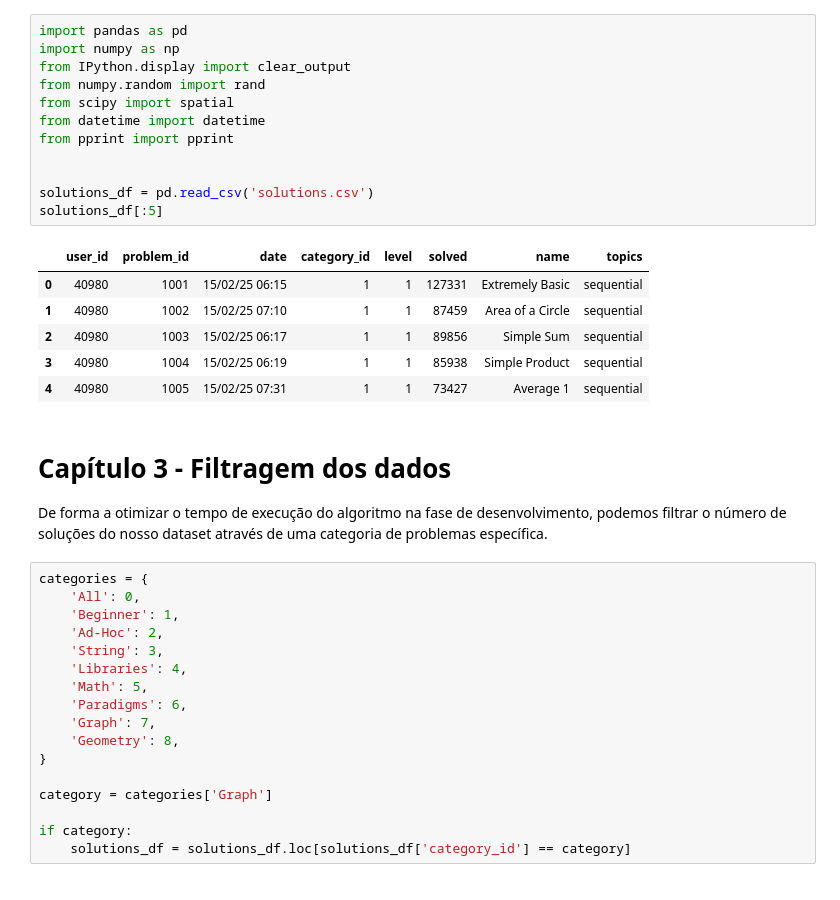
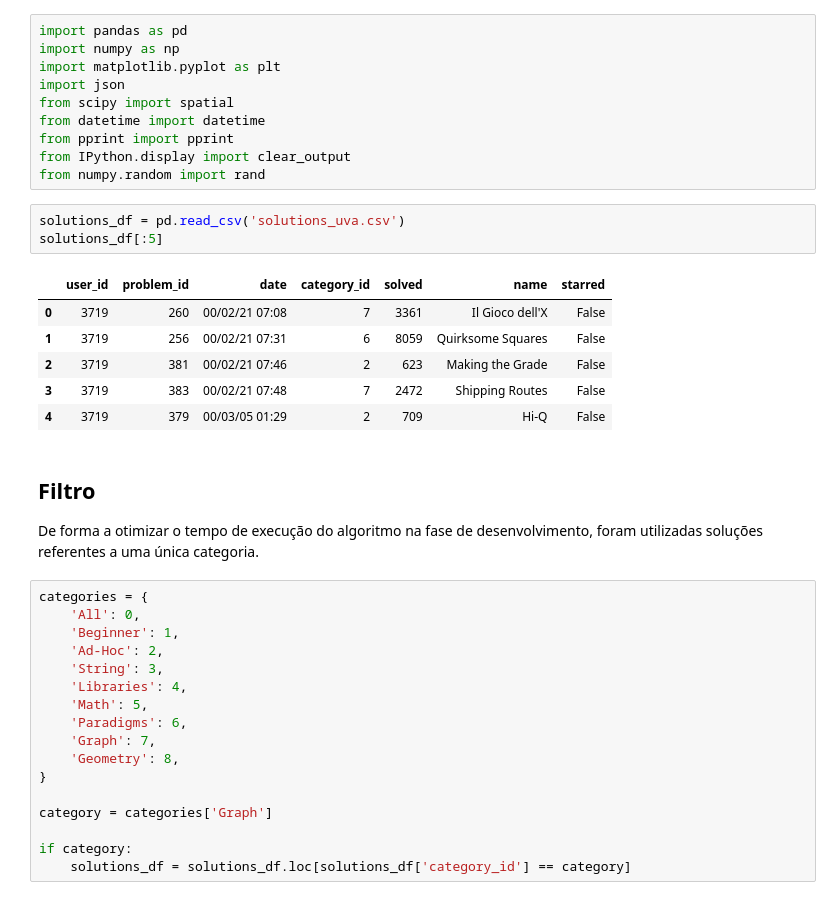
Before and after one commit to sauloantuness/bang-recommender-system, a Jupyter notebook: bang.ipynb, the cells around one changed output. Drawn from its saved outputs; the diff is of its cells as text.

```diff
--- a/bang.ipynb
+++ b/bang.ipynb
@@ -28,26 +49,27 @@ Foram coletados do site URI Online Judge, mais de 200 mil soluções de mais de
 # %%
 import pandas as pd
 import numpy as np
-from IPython.display import clear_output
-from numpy.random import rand
+import matplotlib.pyplot as plt
+import json
 from scipy import spatial
 from datetime import datetime
 from pprint import pprint
-
-
-solutions_df = pd.read_csv('solutions.csv')
-solutions_df[:5]
+from IPython.display import clear_output
+from numpy.random import rand
-# %% [output]
-|  | user_id | problem_id | date | category_id | level | solved | name | topics |
-| 0 | 40980 | 1001 | 15/02/25 06:15 | 1 | 1 | 127331 | Extremely Basic | sequential |
-| 1 | 40980 | 1002 | 15/02/25 07:10 | 1 | 1 | 87459 | Area of a Circle | sequential |
-| 2 | 40980 | 1003 | 15/02/25 06:17 | 1 | 1 | 89856 | Simple Sum | sequential |
-| 3 | 40980 | 1004 | 15/02/25 06:19 | 1 | 1 | 85938 | Simple Product | sequential |
-| 4 | 40980 | 1005 | 15/02/25 07:31 | 1 | 1 | 73427 | Average 1 | sequential |
+# %%
+solutions_df = pd.read_csv('solutions_uva.csv')
+solutions_df[:5]
+# %% [output]
+|  | user_id | problem_id | date | category_id | solved | name | starred |
+| 0 | 3719 | 260 | 00/02/21 07:08 | 7 | 3361 | Il Gioco dell'X | False |
+| 1 | 3719 | 256 | 00/02/21 07:31 | 6 | 8059 | Quirksome Squares | False |
+| 2 | 3719 | 381 | 00/02/21 07:46 | 2 | 623 | Making the Grade | False |
+| 3 | 3719 | 383 | 00/02/21 07:48 | 7 | 2472 | Shipping Routes | False |
+| 4 | 3719 | 379 | 00/03/05 01:29 | 2 | 709 | Hi-Q | False |
 # %% [markdown]
-# Capítulo 3 - Filtragem dos dados
+## Filtro
 
-De forma a otimizar o tempo  de execução do algoritmo na fase de desenvolvimento, podemos filtrar o número de soluções do nosso dataset através de uma categoria de problemas específica.
+De forma a otimizar o tempo  de execução do algoritmo na fase de desenvolvimento, foram utilizadas soluções referentes a uma única categoria.
 # %%
 categories = {
     'All': 0,
```
Also changed, not shown: parts of 31 cells of this notebook.
